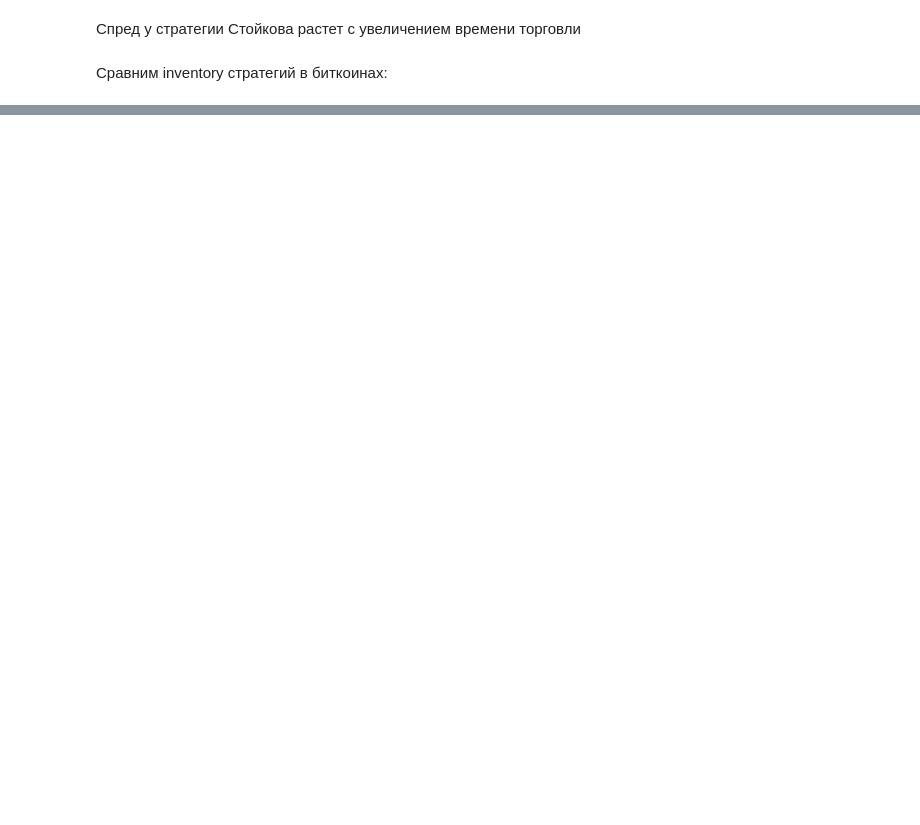
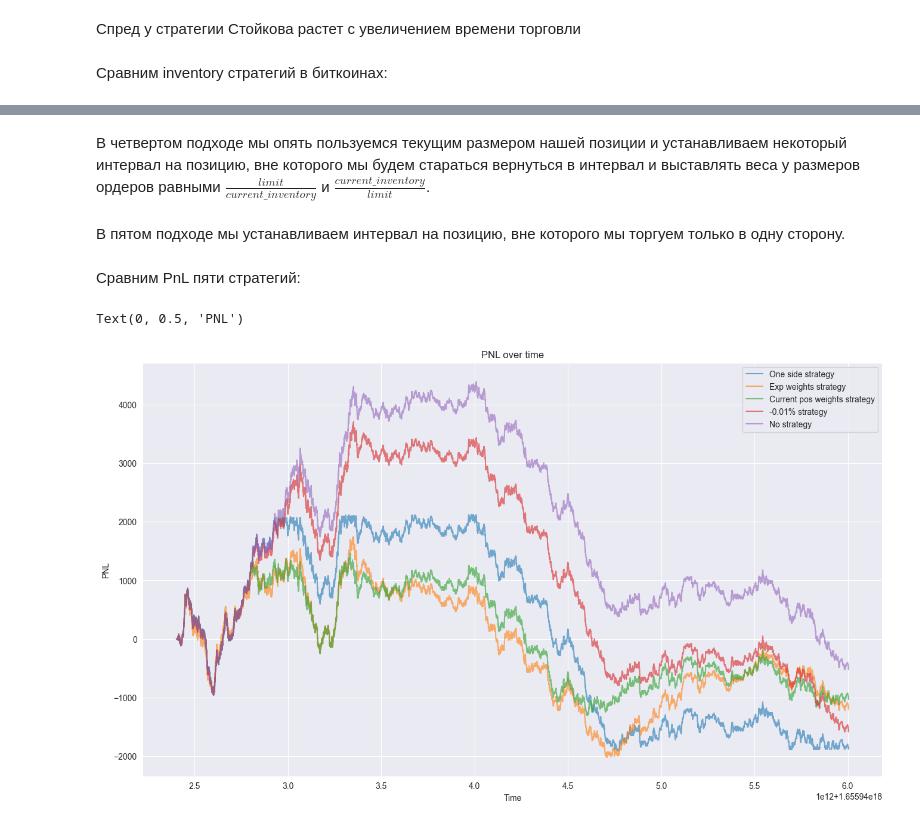
Before and after one commit to RoflanVglorius/CMF, a Jupyter notebook: strategies_comparison.ipynb, the cells around one changed output, grey strips where cells are left out. Drawn from its saved outputs; the diff is of its cells as text; code cells hidden in the pictures; blank space fills up the shorter version.

```diff
--- a/strategies_comparison.ipynb
+++ b/strategies_comparison.ipynb
@@ -189,0 +147,4 @@ Future strategy: 0.12080805478007188
+# %%
+sim = Sim(md, latency, md_latency)
+pos_perc = FutureMidPriceStrategy(delay, commission=-0.001, position_strategy='cur_pos_percentage')
+res = pos_perc.run(sim)
@@ -189,0 +153,36 @@ Future strategy: 0.12080805478007188
+# %%
+sim = Sim(md, latency, md_latency)
+exp_weights = FutureMidPriceStrategy(delay, commission=-0.001, position_strategy='exp_weights')
+res = exp_weights.run(sim)
+# %% [markdown]
+В четвертом подходе мы опять пользуемся текущим размером нашей позиции и устанавливаем некоторый интервал на позицию, вне которого мы будем стараться вернуться в интервал и выставлять веса у размеров ордеров равными $\frac{limit}{current\_inventory}$ и $\frac{current\_inventory}{limit}$.
+# %%
+sim = Sim(md, latency, md_latency)
+cur_weights = FutureMidPriceStrategy(delay, commission=-0.001, position_strategy='сur_pos_weighted', position_interval=(-0.05, 0.05))
+res = cur_weights.run(sim)
+# %% [markdown]
+В пятом подходе мы устанавливаем интервал на позицию, вне которого мы торгуем только в одну сторону.
+# %%
+sim = Sim(md, latency, md_latency)
+one_side = FutureMidPriceStrategy(delay, commission=-0.001, position_strategy='one_side', position_interval=(-0.1, 0.1))
+res = one_side.run(sim)
+# %% [markdown]
+Сравним PnL пяти стратегий:
+# %%
+sns.set_style('darkgrid')
+plt.figure(figsize=(16, 9))
+plt.title('PNL over time')
+plt.plot(one_side.history['time'], one_side.history['pnl'][1:-1], label='One side strategy', alpha=0.6)
+plt.plot(exp_weights.history['time'], exp_weights.history['pnl'][1:-1], label='Exp weights strategy',
+         alpha=0.6)
+plt.plot(cur_weights.history['time'], cur_weights.history['pnl'][1:-1], label='Current pos weights strategy', alpha=0.6)
+
+plt.plot(pos_perc.history['time'], pos_perc.history['pnl'][1:-1], label='-0.01% strategy',
+         alpha=0.6)
+plt.plot(no_liq.history['time'], no_liq.history['pnl'][1:-1], label='No strategy', alpha=0.6)
+plt.legend()
+plt.xlabel('Time')
+plt.ylabel('PNL')
+# %% [output]
+Text(0, 0.5, 'PNL')
+[figure, added]
```
Also changed, not shown: parts of 24 cells of this notebook, 1 other file.
